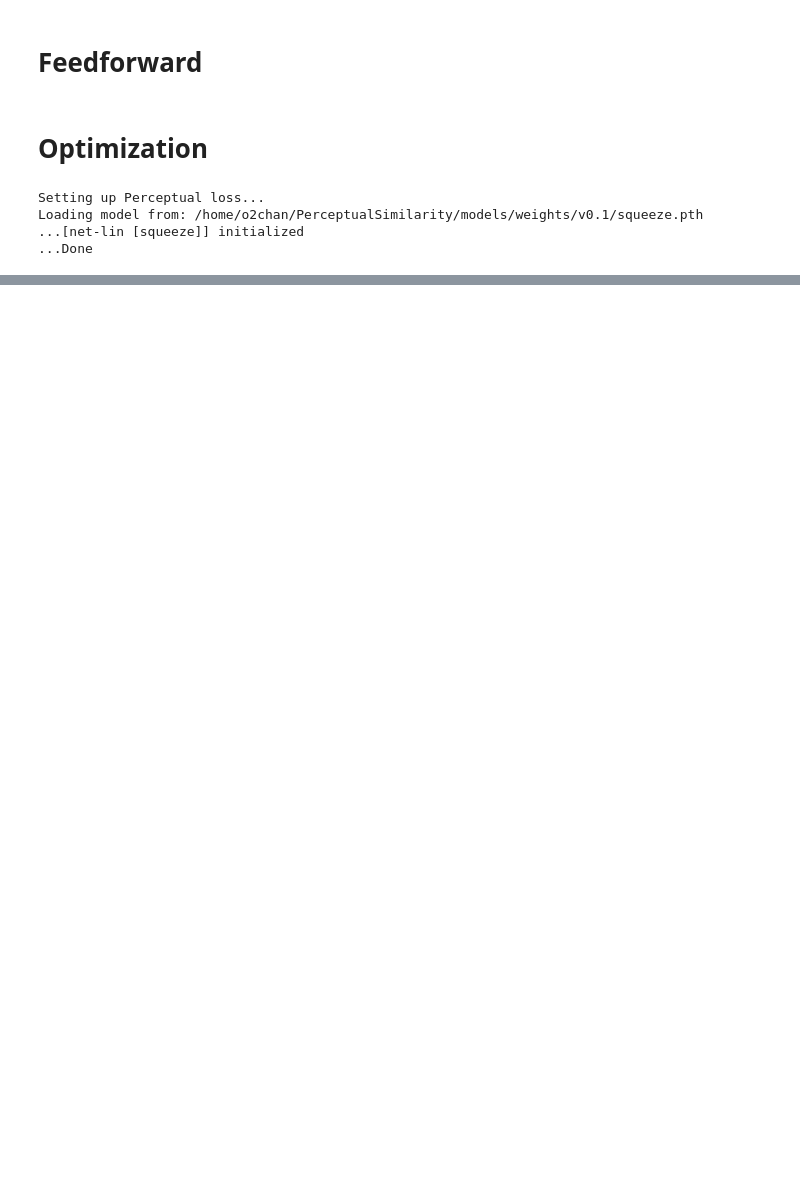
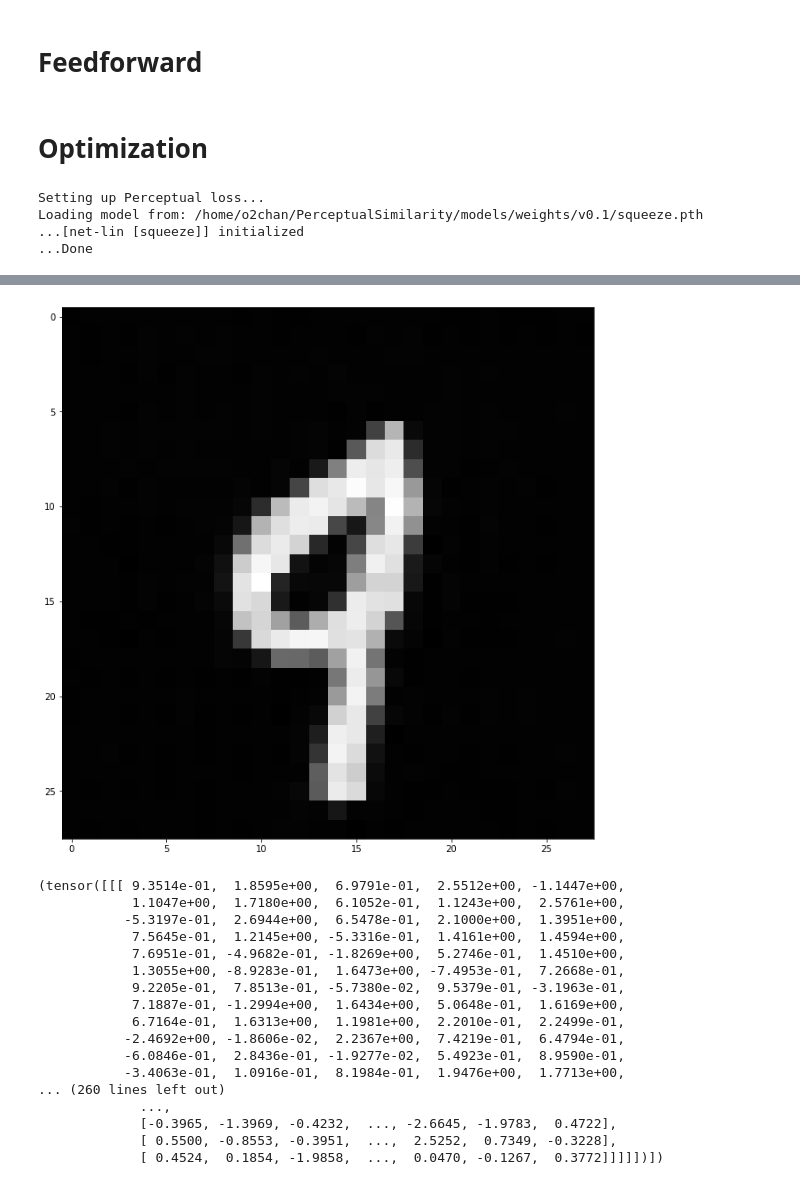
Before and after one commit to simplerick/stylegan2_pytorch, a Jupyter notebook: stylegan2.ipynb, the cells around one changed output, grey strips where cells are left out. Cells and saved outputs as stored; diff of their text form; code cells hidden in the pictures; blank space fills up the shorter version.

```diff
--- a/stylegan2.ipynb
+++ b/stylegan2.ipynb
@@ -515,0 +548,21 @@ a
+# %%
+proj.run(target_image.data.cpu(), num_steps=200)
+# %% [output]
+[figure, added]
+(tensor([[[ 9.3514e-01,  1.8595e+00,  6.9791e-01,  2.5512e+00, -1.1447e+00,
+            1.1047e+00,  1.7180e+00,  6.1052e-01,  1.1243e+00,  2.5761e+00,
+           -5.3197e-01,  2.6944e+00,  6.5478e-01,  2.1000e+00,  1.3951e+00,
+            7.5645e-01,  1.2145e+00, -5.3316e-01,  1.4161e+00,  1.4594e+00,
+            7.6951e-01, -4.9682e-01, -1.8269e+00,  5.2746e-01,  1.4510e+00,
+            1.3055e+00, -8.9283e-01,  1.6473e+00, -7.4953e-01,  7.2668e-01,
+            9.2205e-01,  7.8513e-01, -5.7380e-02,  9.5379e-01, -3.1963e-01,
+            7.1887e-01, -1.2994e+00,  1.6434e+00,  5.0648e-01,  1.6169e+00,
+            6.7164e-01,  1.6313e+00,  1.1981e+00,  2.2010e-01,  2.2499e-01,
+           -2.4692e+00, -1.8606e-02,  2.2367e+00,  7.4219e-01,  6.4794e-01,
+           -6.0846e-01,  2.8436e-01, -1.9277e-02,  5.4923e-01,  8.9590e-01,
+           -3.4063e-01,  1.0916e-01,  8.1984e-01,  1.9476e+00,  1.7713e+00,
+... (260 lines left out)
+             ...,
+             [-0.3965, -1.3969, -0.4232,  ..., -2.6645, -1.9783,  0.4722],
+             [ 0.5500, -0.8553, -0.3951,  ...,  2.5252,  0.7349, -0.3228],
+             [ 0.4524,  0.1854, -1.9858,  ...,  0.0470, -0.1267,  0.3772]]]]])])
```
Also changed, not shown: parts of 24 cells of this notebook.
